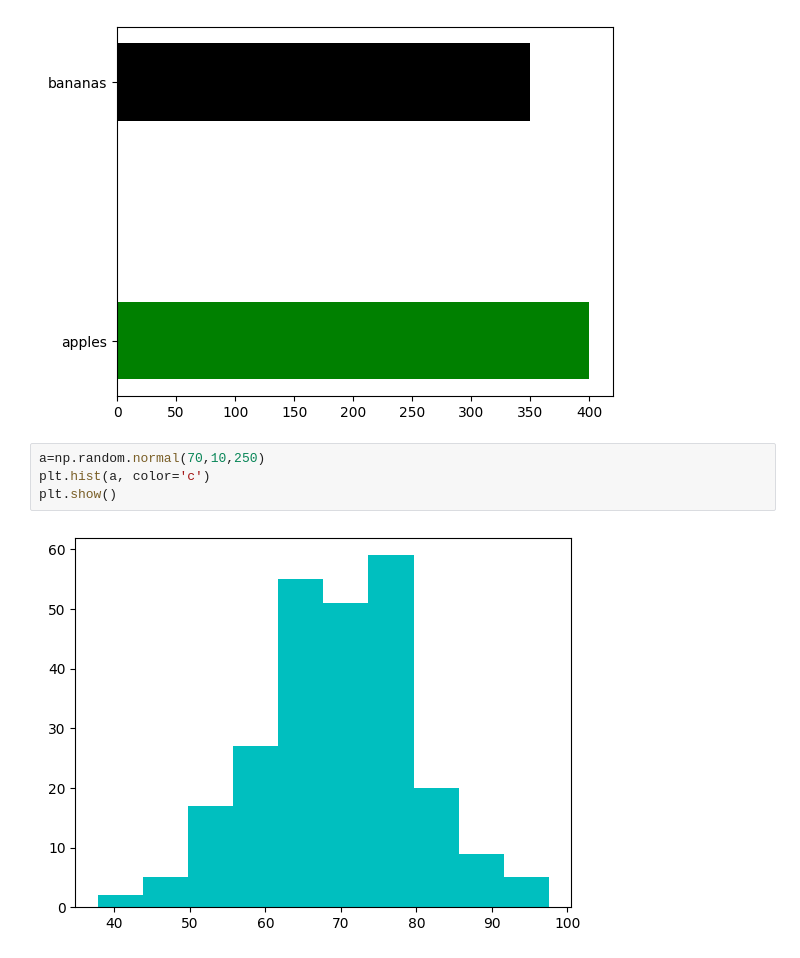
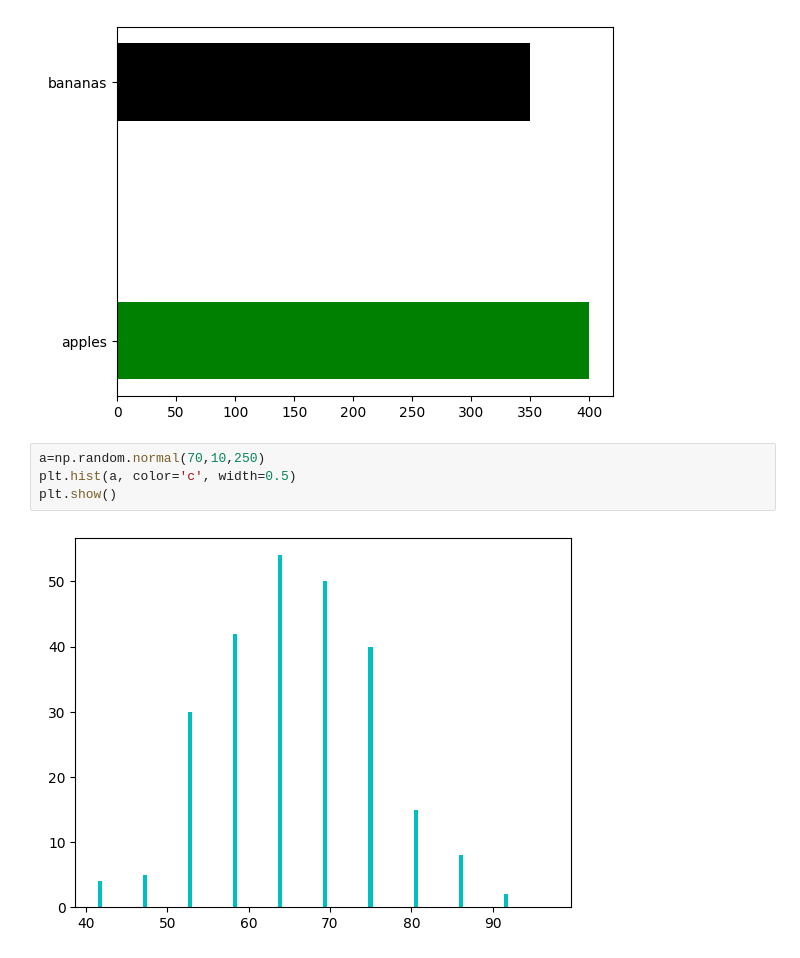
Before and after one commit to Frigid29/python-pandas, a Jupyter notebook: matplotlib/bars.ipynb, the cells around one changed output. Saved outputs shown, nothing was run; the diff lists cells and outputs as text.

Commit message:
bars and hist

```diff
--- a/matplotlib/bars.ipynb
+++ b/matplotlib/bars.ipynb
@@ -32,7 +32,7 @@ plt.barh(x,y, color=colors, height=0.3)
 [figure]
 # %%
 a=np.random.normal(70,10,250)
-plt.hist(a, color='c')
+plt.hist(a, color='c', width=0.5)
 plt.show()
 # %% [output]
-[figure, old version]
+[figure, new version]
```
